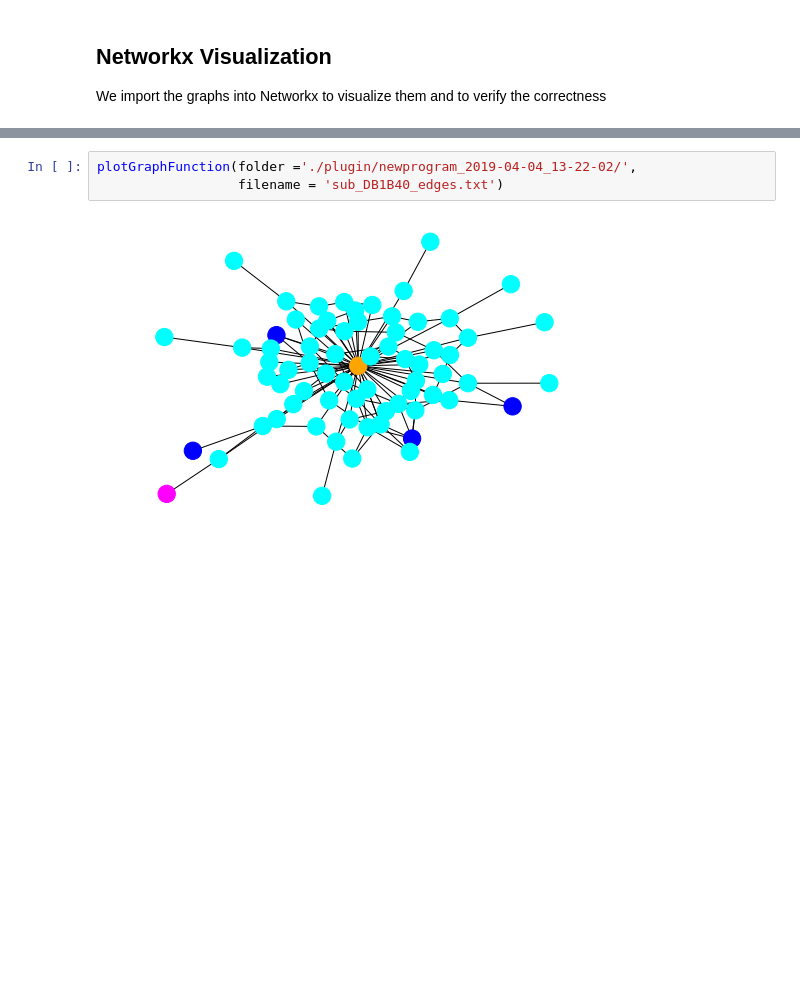
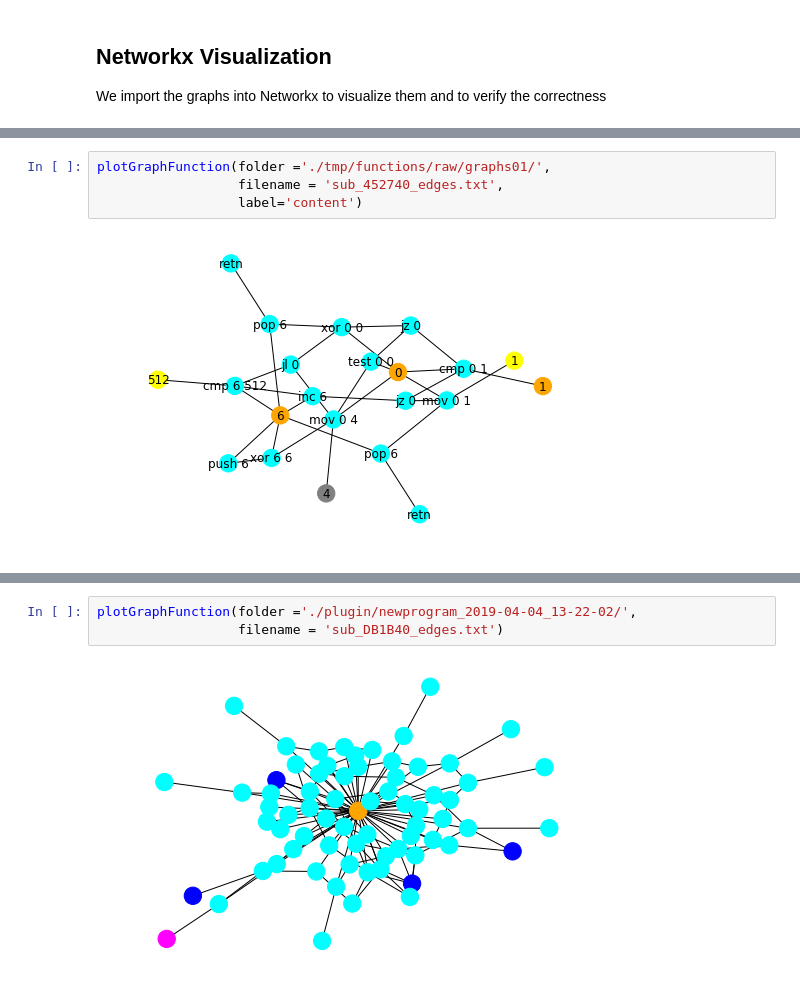
Before and after one commit to presmerats/GNN-MThesis, a Jupyter notebook: src/function_renaming/TFM_Dataset_part_I_import_graph.ipynb, the cells around one changed output, grey strips where cells are left out. Drawn from its saved outputs; the diff is of its cells as text; blank space fills up the shorter version.

```diff
--- a/src/function_renaming/TFM_Dataset_part_I_import_graph.ipynb
+++ b/src/function_renaming/TFM_Dataset_part_I_import_graph.ipynb
@@ -516,3 +658,9 @@ plotGraphFunction(folder ='./plugin/newprogram_2019-04-04_13-22-02/',
+# %%
+plotGraphFunction(folder ='./tmp/functions/raw/graphs01/',
+                  filename = 'sub_452740_edges.txt',
+                  label='content')
+# %% [output]
+[figure, added]
 # %%
 plotGraphFunction(folder ='./tmp/functions/raw/graphs01/',
                   filename = 'Call_Decryption_Routine_45E320_edges.txt',
```
Also changed, not shown: parts of 17 cells of this notebook, 1 other file.
